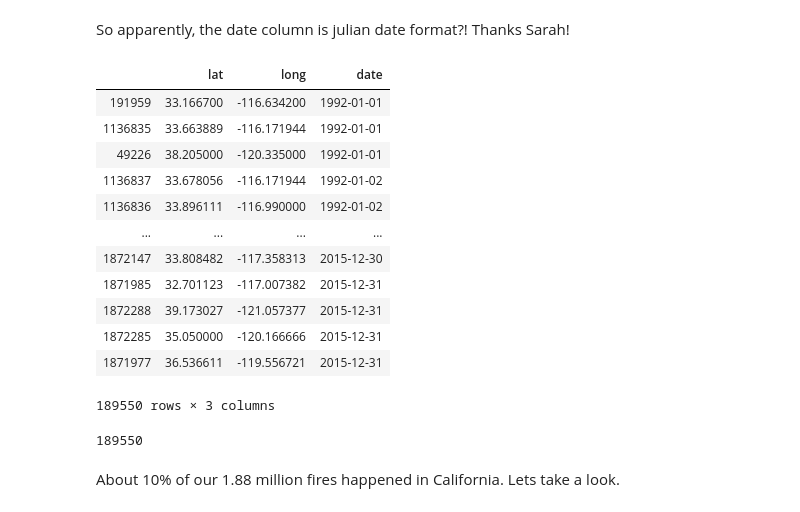
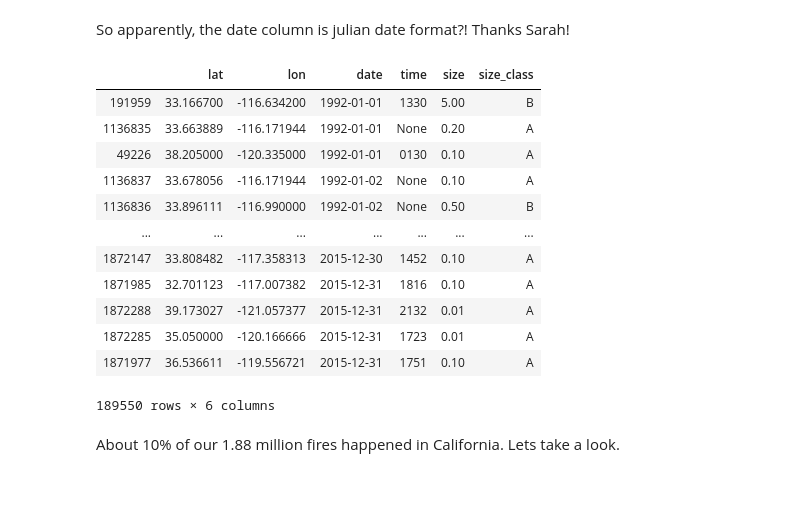
Before and after one commit to aristyogresearch/wildfire, a Jupyter notebook: notebooks/parse_USDA_wildfire_data.ipynb, the cells around one changed output. Cells and saved outputs as stored; diff of their text form; code cells hidden in the pictures.

```diff
--- a/notebooks/historical_wildfire_data.ipynb
+++ b/notebooks/parse_USDA_wildfire_data.ipynb
@@ -59,7 +69,3 @@ list(fires['Shape'][0])
  68,
  64,
  254]
-# %%
-fires = fires[fires.STATE == 'CA']
-fires['Shape'][0]
-list(fires['Shape'][2])
@@ -86,4 +73,0 @@ Now grab the minimum relevent columns.
-# %%
-fires = fires[['LATITUDE','LONGITUDE', 'DISCOVERY_DATE']]
-fires.columns = ['lat', 'long', 'date']
-fires
@@ -103,0 +74,3 @@ fires
+# %%
+california_fires = fires[fires['STATE'] == 'CA']
+california_fires.head()
@@ -103,0 +85,4 @@ fires
+# %%
+california_fires = california_fires[['LATITUDE','LONGITUDE', 'DISCOVERY_DATE', 'DISCOVERY_TIME', 'FIRE_SIZE', 'FIRE_SIZE_CLASS']]
+california_fires.columns = ['lat', 'lon', 'date', 'time', 'size', 'size_class']
+california_fires.head()
@@ -104,26 +96,22 @@ fires
 # %% [markdown]
 So apparently, the date column is julian date format?! Thanks Sarah!
 # %%
-fires['date'] = pd.to_datetime(fires['date'], unit = 'D', origin = 'julian')
-fires.sort_values(by=['date'])
+california_fires['date'] = pd.to_datetime(california_fires['date'], unit = 'D', origin = 'julian')
+california_fires.sort_values(by=['date'])
 # %% [output]
-|  | lat | long | date |
-| 191959 | 33.166700 | -116.634200 | 1992-01-01 |
-| 1136835 | 33.663889 | -116.171944 | 1992-01-01 |
-| 49226 | 38.205000 | -120.335000 | 1992-01-01 |
-| 1136837 | 33.678056 | -116.171944 | 1992-01-02 |
-| 1136836 | 33.896111 | -116.990000 | 1992-01-02 |
-| ... | ... | ... | ... |
-| 1872147 | 33.808482 | -117.358313 | 2015-12-30 |
-| 1871985 | 32.701123 | -117.007382 | 2015-12-31 |
-| 1872288 | 39.173027 | -121.057377 | 2015-12-31 |
-| 1872285 | 35.050000 | -120.166666 | 2015-12-31 |
-| 1871977 | 36.536611 | -119.556721 | 2015-12-31 |
+|  | lat | lon | date | time | size | size_class |
+| 191959 | 33.166700 | -116.634200 | 1992-01-01 | 1330 | 5.00 | B |
+| 1136835 | 33.663889 | -116.171944 | 1992-01-01 | None | 0.20 | A |
+| 49226 | 38.205000 | -120.335000 | 1992-01-01 | 0130 | 0.10 | A |
+| 1136837 | 33.678056 | -116.171944 | 1992-01-02 | None | 0.10 | A |
+| 1136836 | 33.896111 | -116.990000 | 1992-01-02 | None | 0.50 | B |
+| ... | ... | ... | ... | ... | ... | ... |
+| 1872147 | 33.808482 | -117.358313 | 2015-12-30 | 1452 | 0.10 | A |
+| 1871985 | 32.701123 | -117.007382 | 2015-12-31 | 1816 | 0.10 | A |
+| 1872288 | 39.173027 | -121.057377 | 2015-12-31 | 2132 | 0.01 | A |
+| 1872285 | 35.050000 | -120.166666 | 2015-12-31 | 1723 | 0.01 | A |
+| 1871977 | 36.536611 | -119.556721 | 2015-12-31 | 1751 | 0.10 | A |
-189550 rows × 3 columns
+189550 rows × 6 columns
-# %%
-len(fires)
-# %% [output]
-189550
 # %% [markdown]
 About 10% of our 1.88 million fires happened in California. Lets take a look.
 # %%
```
Also changed, not shown: parts of 9 cells of this notebook, 33 other files.
